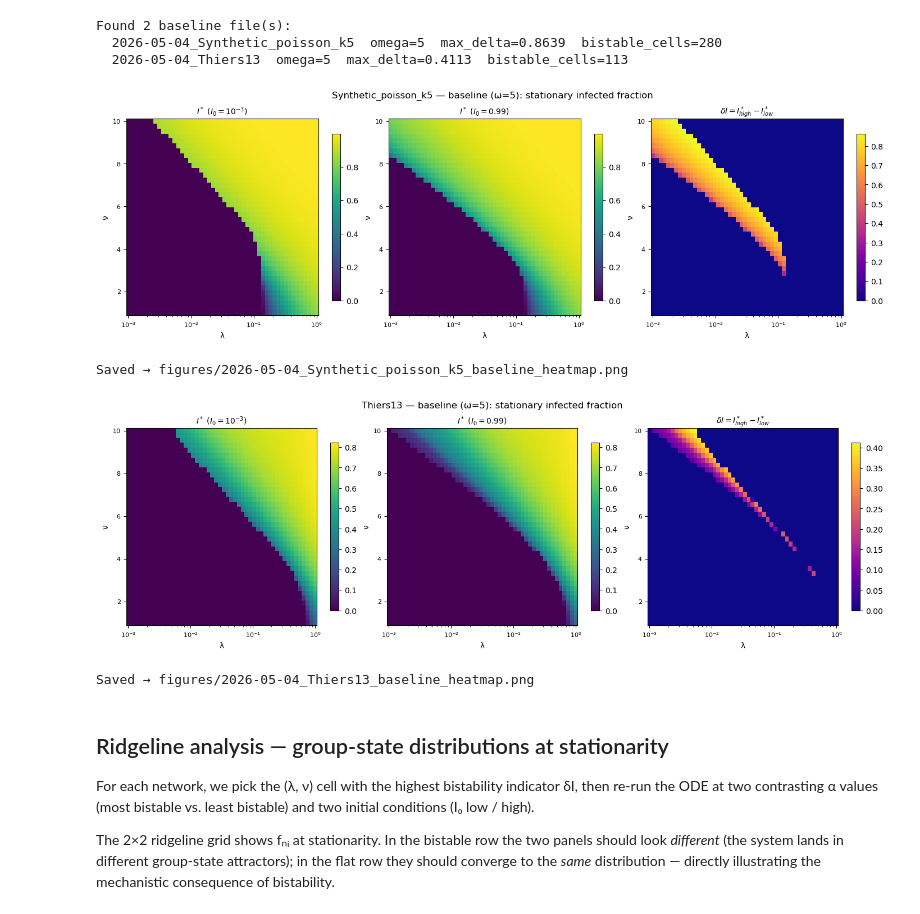
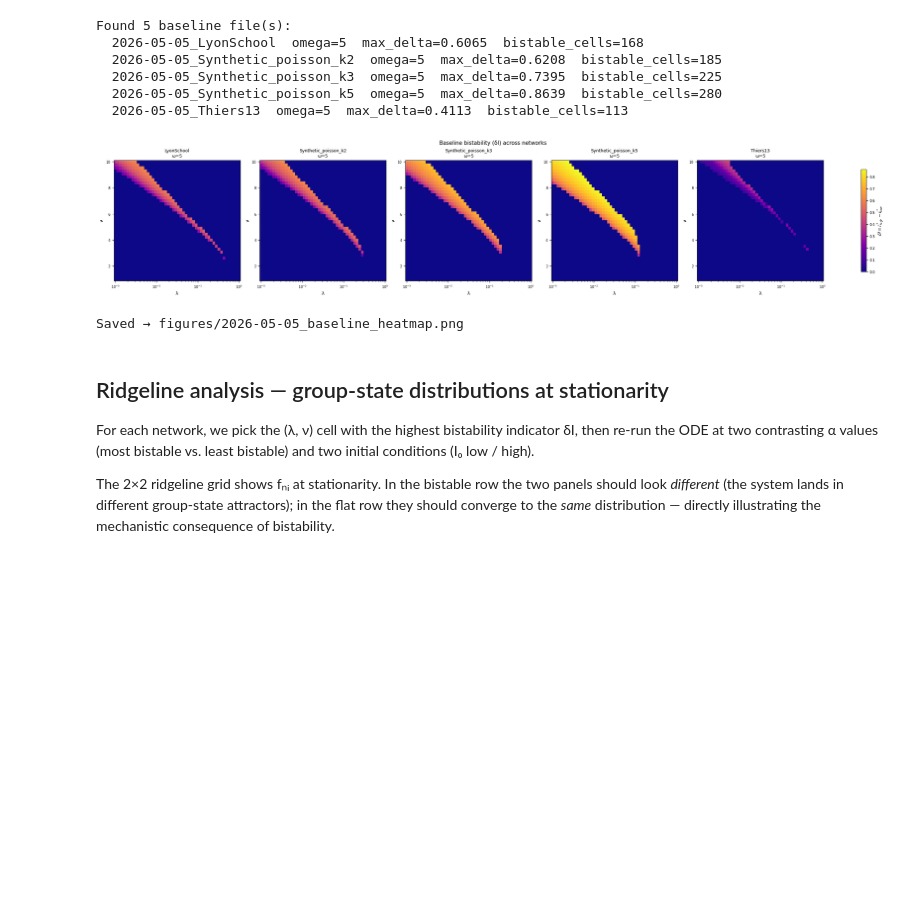
Before and after one commit to marobinette/mocs_spring_2026_project, a Jupyter notebook: analysis.ipynb, the cells around one changed output. Cells and saved outputs as stored; diff of their text form; code cells hidden in the pictures; blank space fills up the shorter version.

```diff
--- a/analysis.ipynb
+++ b/analysis.ipynb
@@ -75,8 +75,12 @@ for label, data in all_data.items():
     runs    = data['runs']
     NETWORK = data['network']
 
+    # Drop the largest alpha, then cap at 12 panels (3 rows × 4 cols)
+    runs = [r for r in runs if r['alpha'] < max(r2['alpha'] for r2 in runs)]
+    runs = runs[:12]
+
     ncols = 4
-    nrows = (len(runs) + ncols - 1) // ncols
+    nrows = min(3, (len(runs) + ncols - 1) // ncols)
     vmax  = max(r['delta'].max() for r in runs)
 
     fig, axes_grid = plt.subplots(nrows, ncols, figsize=(4 * ncols, 3.5 * nrows),
@@ -196,7 +129,7 @@ Saved → figures/2026-05-04_Thiers13_bistable_region_overlay.png
 def _parse_baseline_stem(path):
     stem = os.path.basename(path).replace('.npz', '')
     date = stem[:10]
-    network = stem[11:].replace('_baseline', '')
+    network = stem[11:].removesuffix('_baseline')
     return date, network
 
 _all_baseline = glob.glob('Files/vacc/*_baseline.npz')
@@ -229,47 +162,49 @@ if _all_baseline:
 else:
     print('No baseline files found in Files/vacc/')
 # %% [output]
-Found 2 baseline file(s):
-  2026-05-04_Synthetic_poisson_k5  omega=5  max_delta=0.8639  bistable_cells=280
-  2026-05-04_Thiers13  omega=5  max_delta=0.4113  bistable_cells=113
+Found 5 baseline file(s):
+  2026-05-05_LyonSchool  omega=5  max_delta=0.6065  bistable_cells=168
+  2026-05-05_Synthetic_poisson_k2  omega=5  max_delta=0.6208  bistable_cells=185
+  2026-05-05_Synthetic_poisson_k3  omega=5  max_delta=0.7395  bistable_cells=225
+  2026-05-05_Synthetic_poisson_k5  omega=5  max_delta=0.8639  bistable_cells=280
+  2026-05-05_Thiers13  omega=5  max_delta=0.4113  bistable_cells=113
 # %%
-# --- Baseline heatmaps: I_low, I_high, delta (one figure per date+network) ---
-for label, data in baseline_data.items():
-    NETWORK = data['network']
-    lam     = data['lam']
-    nu      = data['nu']
-    omega   = data['omega_baseline']
+# --- Baseline heatmaps: single figure, one δI panel per network ---
+if baseline_data:
+    items  = list(baseline_data.items())
+    ncols  = len(items)
+    vmax   = max(d['delta'].max() for _, d in items)
 
-    fig, axes = plt.subplots(1, 3, figsize=(14, 4.5), constrained_layout=True)
+    fig, axes = plt.subplots(1, ncols, figsize=(4.5 * ncols, 4.5), constrained_layout=True)
+    if ncols == 1:
+        axes = [axes]
 
-    panels = [
-        (data['I_low'],  r'$I^*\ (I_0=10^{-3})$',              'viridis'),
-        (data['I_high'], r'$I^*\ (I_0=0.99)$',                  'viridis'),
-        (data['delta'],  r'$\delta I = I^*_{high} - I^*_{low}$', 'plasma'),
-    ]
+    for ax, (label, data) in zip(axes, items):
+        im = ax.pcolormesh(data['lam'], data['nu'], data['delta'].T,
+                           vmin=0, vmax=vmax, cmap='plasma', shading='auto')
+        ax.set_xscale('log')
+        ax.set_xlabel('λ', fontsize=9)
+        ax.set_ylabel('ν', fontsize=9)
+        ax.set_title(f"{data['network']}\nω={data['omega_baseline']:.0f}", fontsize=9)
+        ax.tick_params(labelsize=7)
 
-    for ax, (arr, title, cmap) in zip(axes, panels):
-        im = ax.pcolormesh(lam, nu, arr.T, cmap=cmap, shading='auto')
-        ax.set_xscale('log')
-        ax.set_xlabel('λ', fontsize=10)
-        ax.set_ylabel('ν', fontsize=10)
-        ax.set_title(title, fontsize=10)
-        ax.tick_params(labelsize=8)
-        fig.colorbar(im, ax=ax, shrink=0.85)
+    cbar = fig.colorbar(im, ax=axes, shrink=0.85)
+    cbar.set_label(r'$\delta I = I^*_\mathrm{high} - I^*_\mathrm{low}$', fontsize=9)
+    cbar.ax.tick_params(labelsize=7)
 
-    fig.suptitle(
-        f'{NETWORK} — baseline (ω={omega:.0f}): stationary infected fraction',
-        fontsize=12,
-    )
-    outpath = f'figures/{label}_baseline_heatmap.png'
+    fig.suptitle('Baseline bistability (δI) across networks', fontsize=11)
+
+    dates  = sorted({d['date'] for _, d in items})
+    date_s = dates[0] if len(dates) == 1 else f"{dates[0]}_to_{dates[-1]}"
+    outpath = f'figures/{date_s}_baseline_heatmap.png'
     plt.savefig(outpath, dpi=150, bbox_inches='tight')
     plt.show()
     print(f'Saved → {outpath}')
+else:
+    print('No baseline data loaded — skipping baseline heatmap.')
 # %% [output]
-[figure, old version]
+[figure, new version]
-Saved → figures/2026-05-04_Synthetic_poisson_k5_baseline_heatmap.png
+Saved → figures/2026-05-05_baseline_heatmap.png
-[figure, removed]
-Saved → figures/2026-05-04_Thiers13_baseline_heatmap.png
 # %% [markdown]
 ## Ridgeline analysis — group-state distributions at stationarity
 
```
Also changed, not shown: parts of 7 cells of this notebook, 34 other files.
